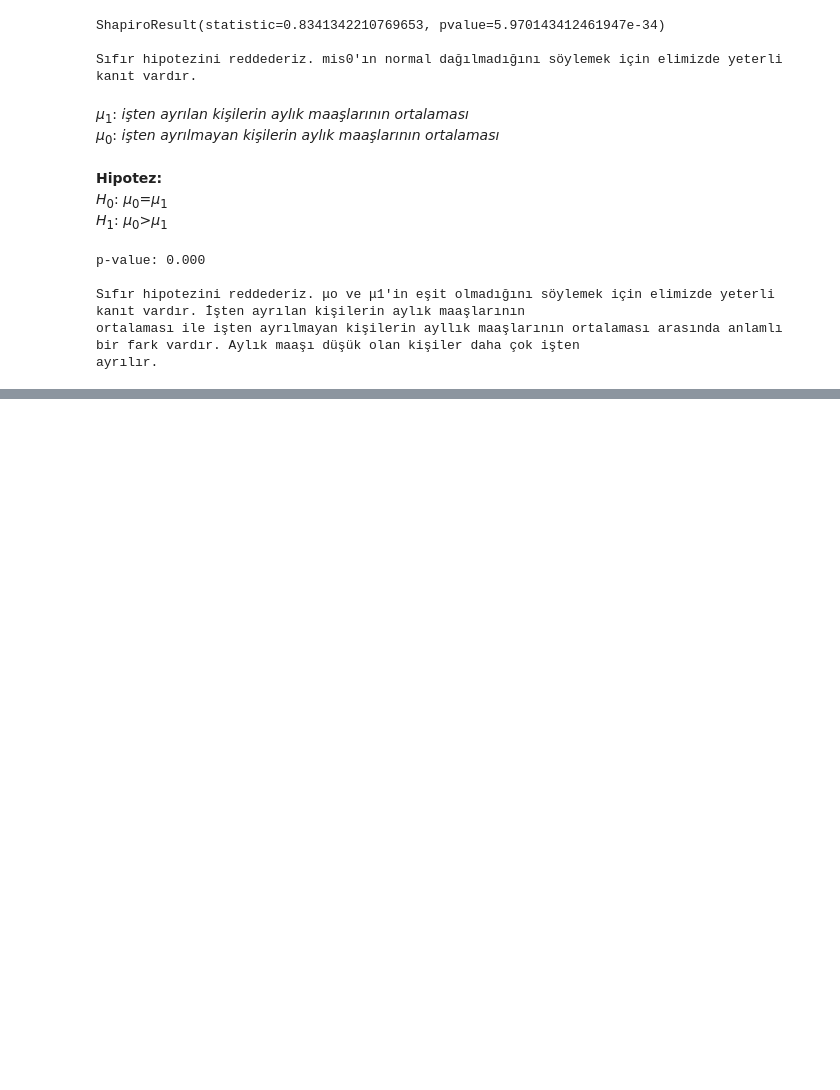
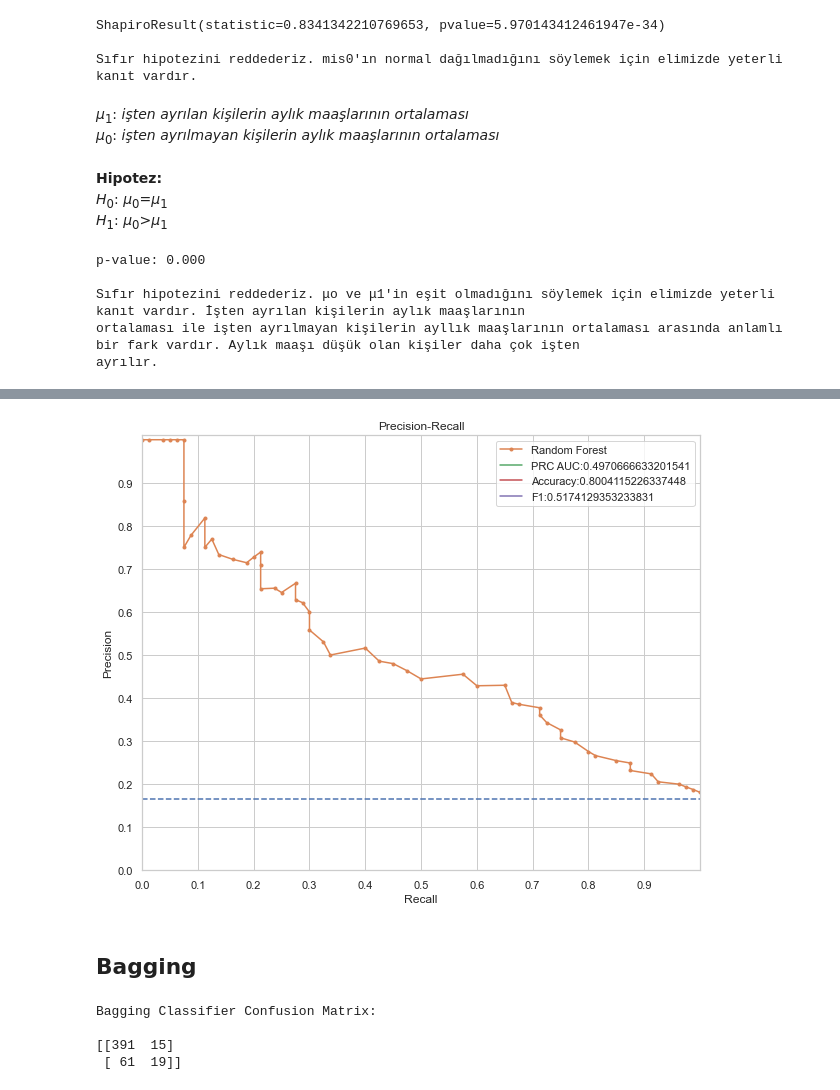
Before and after one commit to marbc3/Employee-Attrition-Prediction, a Jupyter notebook: Employee_Attrition.ipynb, the cells around one changed output, grey strips where cells are left out. Drawn from its saved outputs; the diff is of its cells as text; code cells hidden in the pictures; blank space fills up the shorter version.

```diff
--- a/Employee_Attrition.ipynb
+++ b/Employee_Attrition.ipynb
@@ -957,0 +1222,10 @@ ayrılır.
+# %%
+f1_list = np.asarray(f1_list)
+
+for threshold in np.arange(0, 0.95, 0.01):
+    rf_thresh_predicts = rf_class1_probs > threshold
+    f1 = f1_score(y_test, rf_thresh_predicts)
+    if f1_list.max() == f1:
+        rf_best_threshold = threshold
+
+print("Maximum f1 score is: %.3f" % f1_list.max(),"and best threshold is:", rf_best_threshold)
@@ -957,0 +1234,7 @@ ayrılır.
+# %%
+def custom_predict(X, threshold):
+
+    return (rf_class1_probs > threshold).astype(int)
+
+
+rf_thresh_predicts = custom_predict(X = x_test, threshold = rf_best_threshold)
@@ -957,0 +1261,30 @@ ayrılır.
+# %%
+plt.figure(figsize=(10,8))
+nor = len(y_test[y_test==1]) / len(y_test)
+plt.plot([0, 1], [nor, nor], linestyle='--')
+precision, recall, threshold = precision_recall_curve(y_test, rf_class1_probs)
+rf_thresh_f1, rf_prc_auc = f1_score(y_test, rf_thresh_predicts), auc(recall, precision)
+rf_thresh_accuracy = accuracy_score(y_test, rf_thresh_predicts)
+sns.set_theme(style= "whitegrid")
+
+plt.plot(recall, precision, marker='.', label='Random Forest')
+plt.plot(0,label='PRC AUC:'+str(rf_prc_auc))
+plt.plot(0,label='Accuracy:'+str(rf_thresh_accuracy))
+plt.plot(0,label='F1:'+str(rf_thresh_f1))
+plt.legend(loc=1)
+
+
+plt.xlabel('Recall')
+plt.ylabel('Precision')
+
+plt.ylim([0.0, 1.01])
+plt.xlim([0.0, 1.0])
+plt.xticks(np.arange(0, 1, step=0.1))
+plt.yticks(np.arange(0, 1, step=0.1))
+plt.title('Precision-Recall')
+plt.legend(loc=1)
+plt.show()
+# %% [output]
+[figure, added]
+# %% [markdown]
+## Bagging
@@ -957,0 +1297,9 @@ ayrılır.
+# %%
+bag_cm= confusion_matrix(y_test, bag_predicts)
+print("\nBagging Classifier Confusion Matrix:\n")
+print(bag_cm)
+# %% [output]
+Bagging Classifier Confusion Matrix:
+
+[[391  15]
+ [ 61  19]]
```
Also changed, not shown: parts of 55 cells of this notebook.
